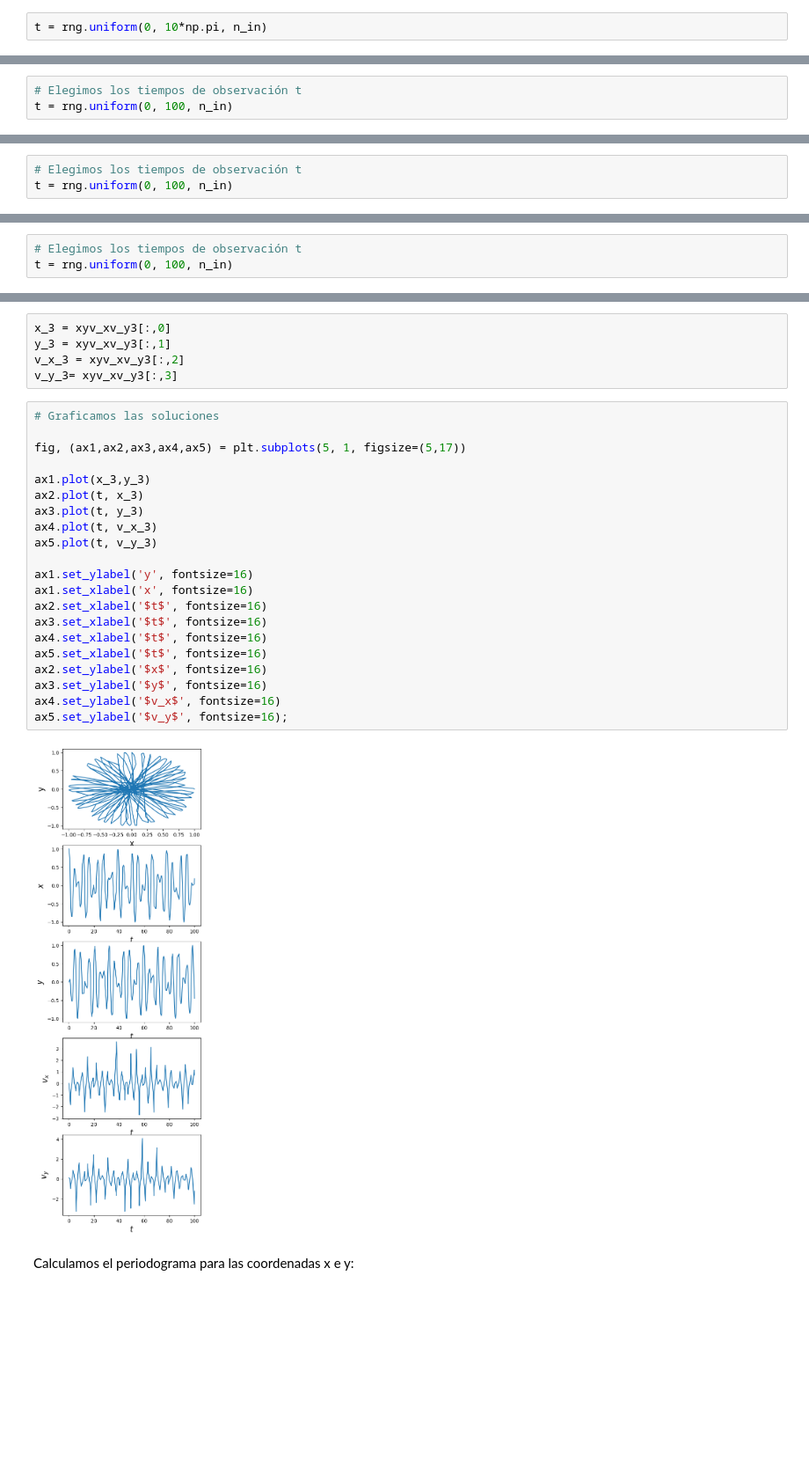
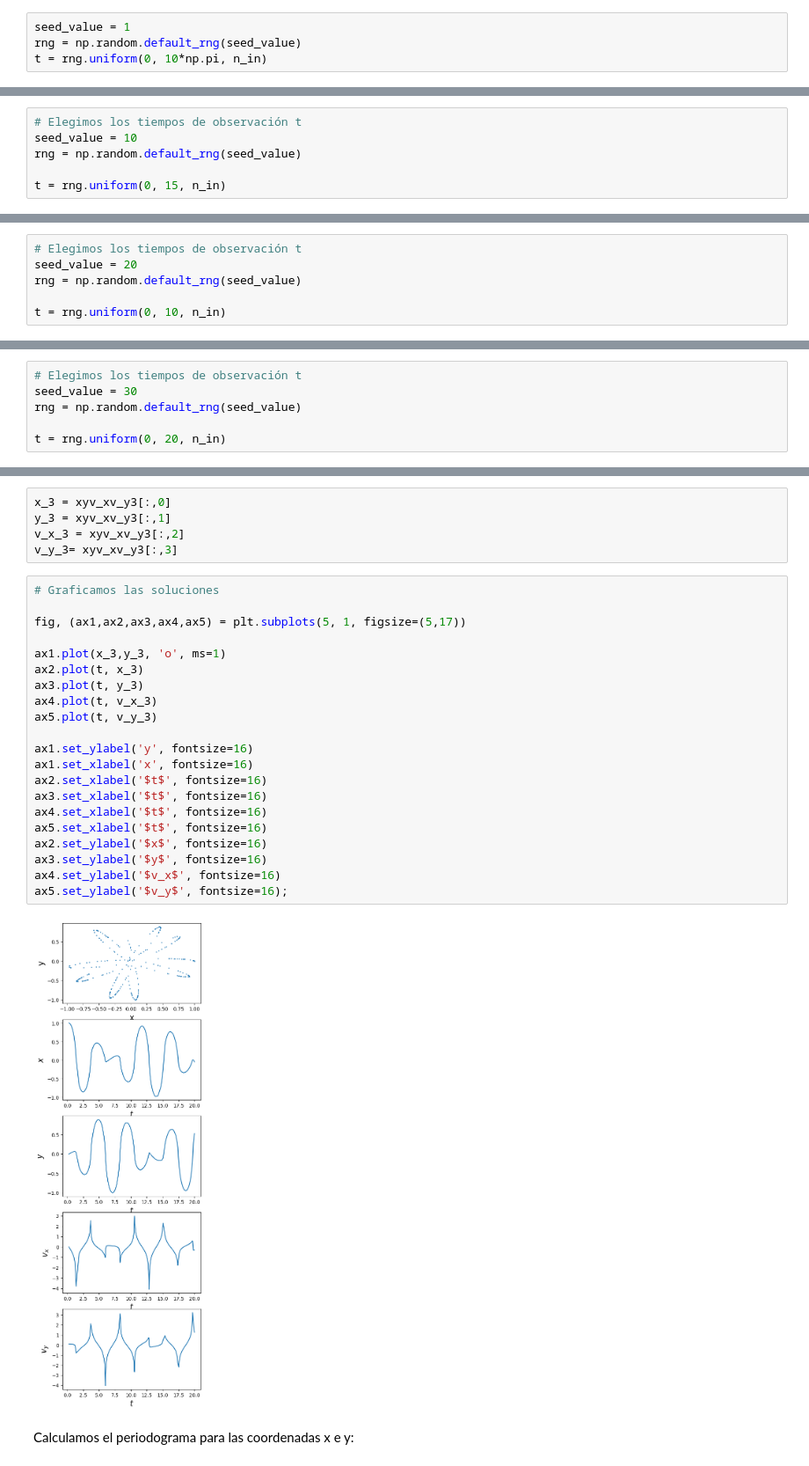
Before and after one commit to tobiheyday/Tesis, a Jupyter notebook: Tesis.ipynb, the cells around one changed output, grey strips where cells are left out. Shown at 88% size. Drawn from its saved outputs; the diff is of its cells as text; blank space fills up the shorter version.

```diff
--- a/Tesis.ipynb
+++ b/Tesis.ipynb
@@ -33,6 +32,8 @@ n_out = 100000
 # %% [markdown]
 Generamos aleatoriamente tiempos de muestreo.
 # %%
+seed_value = 1
+rng = np.random.default_rng(seed_value)
 t = rng.uniform(0, 10*np.pi, n_in)
 # %% [markdown]
 Ploteamos dos ondas sinusoidales con freciencias diferentes ($\frac{w1}{w2}\neq Q$) para los tiempos seleccionados.
@@ -154,7 +155,10 @@ Planteamos las condiciones iniciales.
 Resolvemos las ecuaciones diferenciales acopladas de forma numérica:
 # %%
 # Elegimos los tiempos de observación t
-t = rng.uniform(0, 100, n_in)
+seed_value = 10
+rng = np.random.default_rng(seed_value)
+
+t = rng.uniform(0, 15, n_in)
 # %%
 t.sort()
 # %%
@@ -351,7 +367,10 @@ Vemos entonces que para alcanzar una probabilidad de falsa alarma del 10% es nec
 #### Luego, resolvemos el mismo sistema de ec. diferenciales para el $\phi$ mencionado.
 # %%
 # Elegimos los tiempos de observación t
-t = rng.uniform(0, 100, n_in)
+seed_value = 20
+rng = np.random.default_rng(seed_value)
+
+t = rng.uniform(0, 10, n_in)
 # %%
 t.sort()
 # %%
@@ -548,7 +579,10 @@ Vemos entonces que para alcanzar una probabilidad de falsa alarma del 10% es nec
 Resolvemos el sistema de ecuaciones diferenciales
 # %%
 # Elegimos los tiempos de observación t
-t = rng.uniform(0, 100, n_in)
+seed_value = 30
+rng = np.random.default_rng(seed_value)
+
+t = rng.uniform(0, 20, n_in)
 # %%
 t.sort()
 # %%
@@ -576,26 +610,26 @@ v_y_3= xyv_xv_y3[:,3]
 # %%
 # Graficamos las soluciones
 
 fig, (ax1,ax2,ax3,ax4,ax5) = plt.subplots(5, 1, figsize=(5,17))
 
-ax1.plot(x_3,y_3)
+ax1.plot(x_3,y_3, 'o', ms=1)
 ax2.plot(t, x_3)
 ax3.plot(t, y_3)
 ax4.plot(t, v_x_3)
 ax5.plot(t, v_y_3)
 
 ax1.set_ylabel('y', fontsize=16)
 ax1.set_xlabel('x', fontsize=16)
 ax2.set_xlabel('$t$', fontsize=16)
 ax3.set_xlabel('$t$', fontsize=16)
 ax4.set_xlabel('$t$', fontsize=16)
 ax5.set_xlabel('$t$', fontsize=16)
 ax2.set_ylabel('$x$', fontsize=16)
 ax3.set_ylabel('$y$', fontsize=16)
 ax4.set_ylabel('$v_x$', fontsize=16)
 ax5.set_ylabel('$v_y$', fontsize=16);
 # %% [output]
-[figure, old version]
+[figure, new version]
 # %% [markdown]
 Calculamos el periodograma para las coordenadas x e y:
 # %% [markdown]
```
Also changed, not shown: parts of 61 cells of this notebook.
